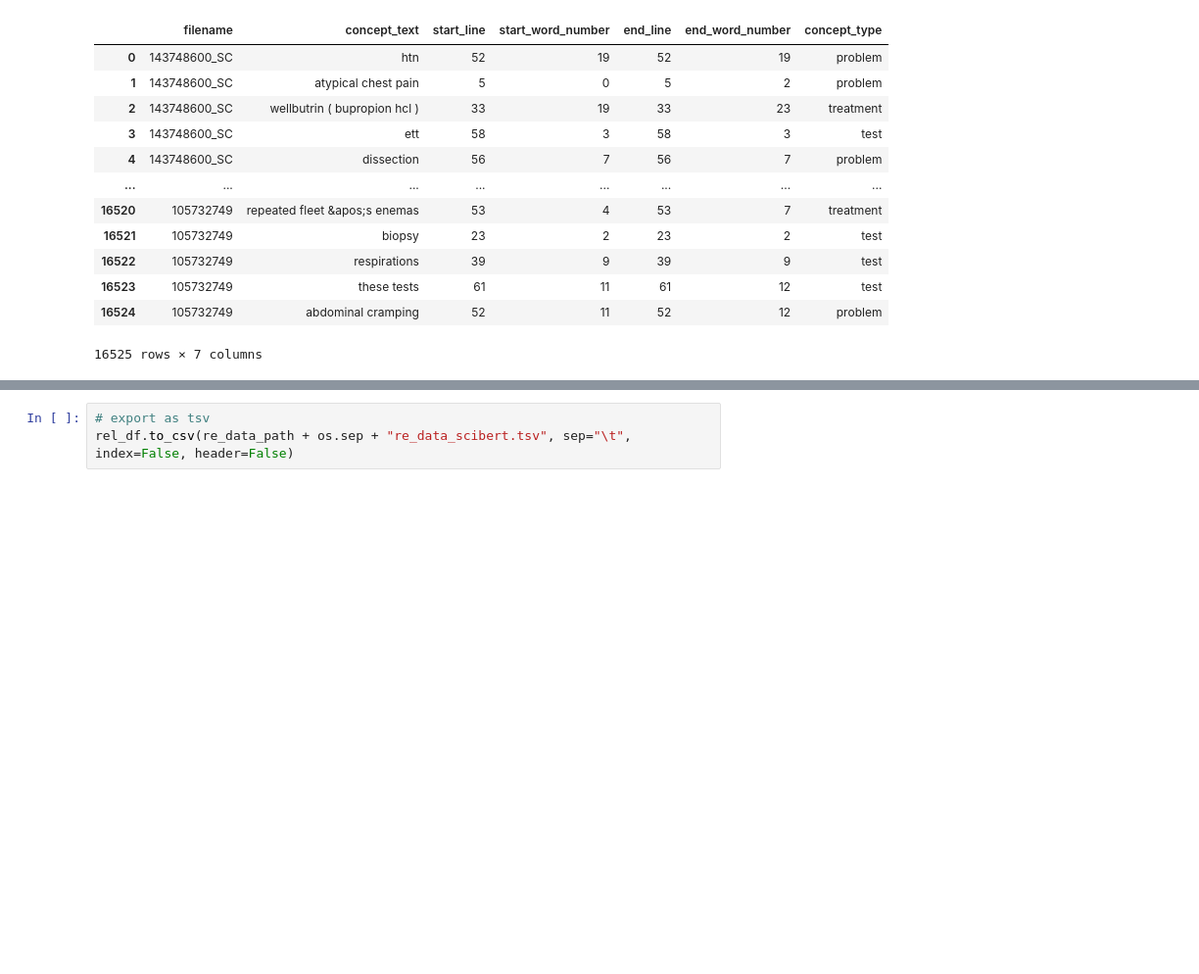
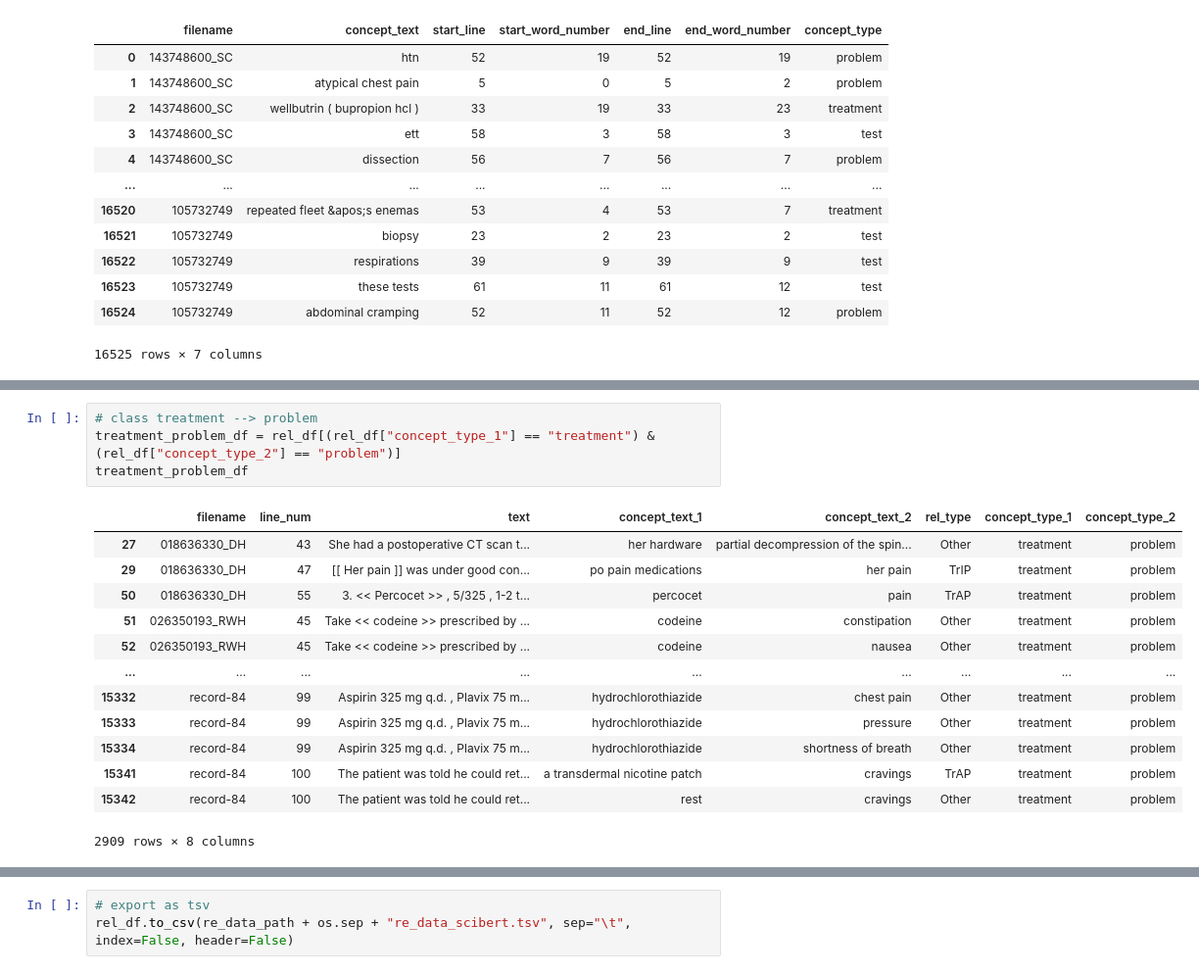
Before and after one commit to Mustapha-AJEGHRIR/medical_txt_parser, a Jupyter notebook: src/notebooks/relations_re/prepare_re_dataset.ipynb, the cells around one changed output, grey strips where cells are left out. Shown at 98% size. Cells and saved outputs as stored; diff of their text form; blank space fills up the shorter version.

```diff
--- a/src/notebooks/relations_re/prepare_re_dataset.ipynb
+++ b/src/notebooks/relations_re/prepare_re_dataset.ipynb
@@ -230,0 +297,18 @@ rel_df
+# %%
+# class treatment --> problem
+treatment_problem_df = rel_df[(rel_df["concept_type_1"] == "treatment") & (rel_df["concept_type_2"] == "problem")]
+treatment_problem_df
+# %% [output]
+|  | filename | line_num | text | concept_text_1 | concept_text_2 | rel_type | concept_type_1 | concept_type_2 |
+| 27 | 018636330_DH | 43 | She had a postoperative CT scan t... | her hardware | partial decompression of the spin... | Other | treatment | problem |
+| 29 | 018636330_DH | 47 | [[ Her pain ]] was under good con... | po pain medications | her pain | TrIP | treatment | problem |
+| 50 | 018636330_DH | 55 | 3. << Percocet >> , 5/325 , 1-2 t... | percocet | pain | TrAP | treatment | problem |
+| 51 | 026350193_RWH | 45 | Take << codeine >> prescribed by ... | codeine | constipation | Other | treatment | problem |
+| 52 | 026350193_RWH | 45 | Take << codeine >> prescribed by ... | codeine | nausea | Other | treatment | problem |
+| ... | ... | ... | ... | ... | ... | ... | ... | ... |
+| 15332 | record-84 | 99 | Aspirin 325 mg q.d. , Plavix 75 m... | hydrochlorothiazide | chest pain | Other | treatment | problem |
+| 15333 | record-84 | 99 | Aspirin 325 mg q.d. , Plavix 75 m... | hydrochlorothiazide | pressure | Other | treatment | problem |
+| 15334 | record-84 | 99 | Aspirin 325 mg q.d. , Plavix 75 m... | hydrochlorothiazide | shortness of breath | Other | treatment | problem |
+| 15341 | record-84 | 100 | The patient was told he could ret... | a transdermal nicotine patch | cravings | TrAP | treatment | problem |
+| 15342 | record-84 | 100 | The patient was told he could ret... | rest | cravings | Other | treatment | problem |
+2909 rows × 8 columns
```
Also changed, not shown: parts of 20 cells of this notebook.
